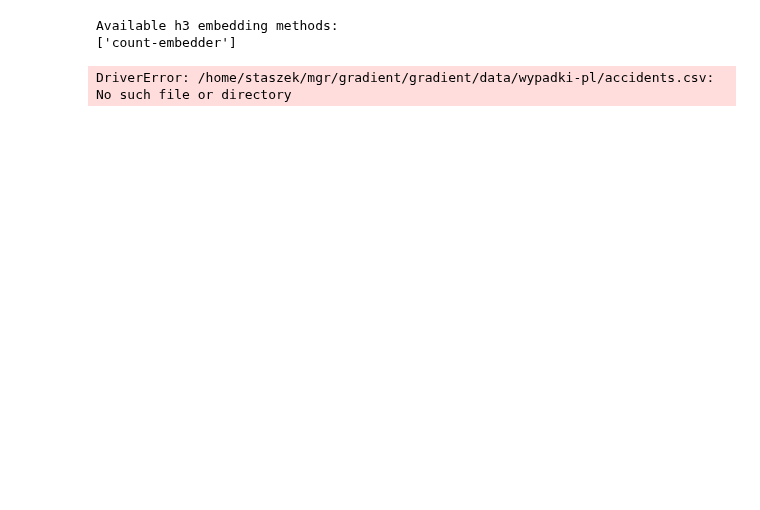
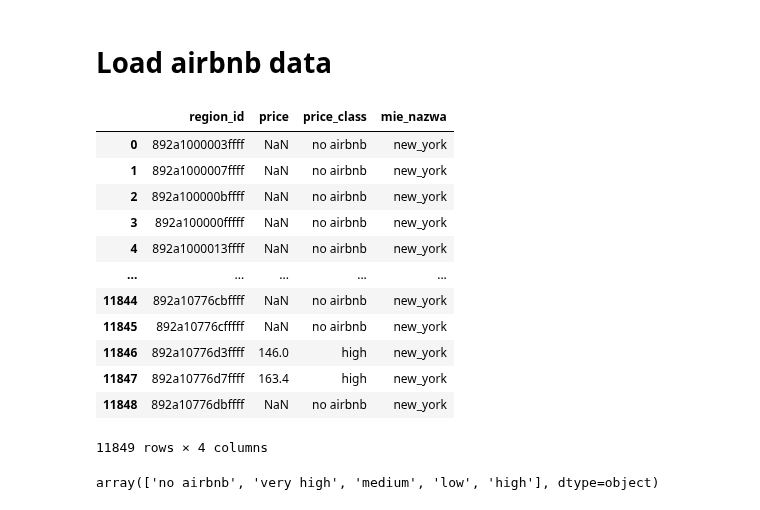
Before and after one commit to StaszekM/gradient, a Jupyter notebook: notebooks/downstream_tasks/airbnb.ipynb, the cells around one changed output. Cells and saved outputs as stored; diff of their text form; code cells hidden in the pictures; blank space fills up the shorter version.

```diff
--- a/notebooks/downstream_tasks/airbnb.ipynb
+++ b/notebooks/downstream_tasks/airbnb.ipynb
@@ -72,19 +119,25 @@ DATASET_CONTRUCTION_METHOD = "drop-non-matching-columns"
-# %%
-available_h3_embedding_methods = glob.glob(ORGANIZED_HEXES_LOCATION + "/**/**/**/*")
-available_h3_embedding_methods = [
-    os.path.basename(x) for x in available_h3_embedding_methods
-]
-available_h3_embedding_methods = np.unique(available_h3_embedding_methods).tolist()
-print("Available h3 embedding methods:")
-assert H3_EMBEDDING_METHOD in available_h3_embedding_methods, (
-    f"Chosen h3 embedding method is not available. "
-    f"Available methods are: {available_h3_embedding_methods}"
-)
-print(available_h3_embedding_methods)
-# %% [output]
-Available h3 embedding methods:
-['count-embedder']
-# %%
-airbnb = gpd.read_file(AIRBNB_LOCATION)
-# %% [output]
-DriverError: /home/staszek/mgr/gradient/gradient/data/wypadki-pl/accidents.csv: No such file or directory
+# %% [markdown]
+# Load airbnb data
+# %%
+airbnb_ny = pd.read_csv(f"{AIRBNB_LOCATION}/new_york_airbnb_in_hexes_res_9.csv")
+airbnb_ny['mie_nazwa'] = "new_york"
+airbnb_ny.reset_index(drop=True, inplace=True)
+airbnb_ny
+# %% [output]
+|  | region_id | price | price_class | mie_nazwa |
+| 0 | 892a1000003ffff | NaN | no airbnb | new_york |
+| 1 | 892a1000007ffff | NaN | no airbnb | new_york |
+| 2 | 892a100000bffff | NaN | no airbnb | new_york |
+| 3 | 892a100000fffff | NaN | no airbnb | new_york |
+| 4 | 892a1000013ffff | NaN | no airbnb | new_york |
+| ... | ... | ... | ... | ... |
+| 11844 | 892a10776cbffff | NaN | no airbnb | new_york |
+| 11845 | 892a10776cfffff | NaN | no airbnb | new_york |
+| 11846 | 892a10776d3ffff | 146.0 | high | new_york |
+| 11847 | 892a10776d7ffff | 163.4 | high | new_york |
+| 11848 | 892a10776dbffff | NaN | no airbnb | new_york |
+11849 rows × 4 columns
+# %%
+airbnb_ny['price_class'].unique()
+# %% [output]
+array(['no airbnb', 'very high', 'medium', 'low', 'high'], dtype=object)
```
Also changed, not shown: parts of 13 cells of this notebook, 1 other file.
